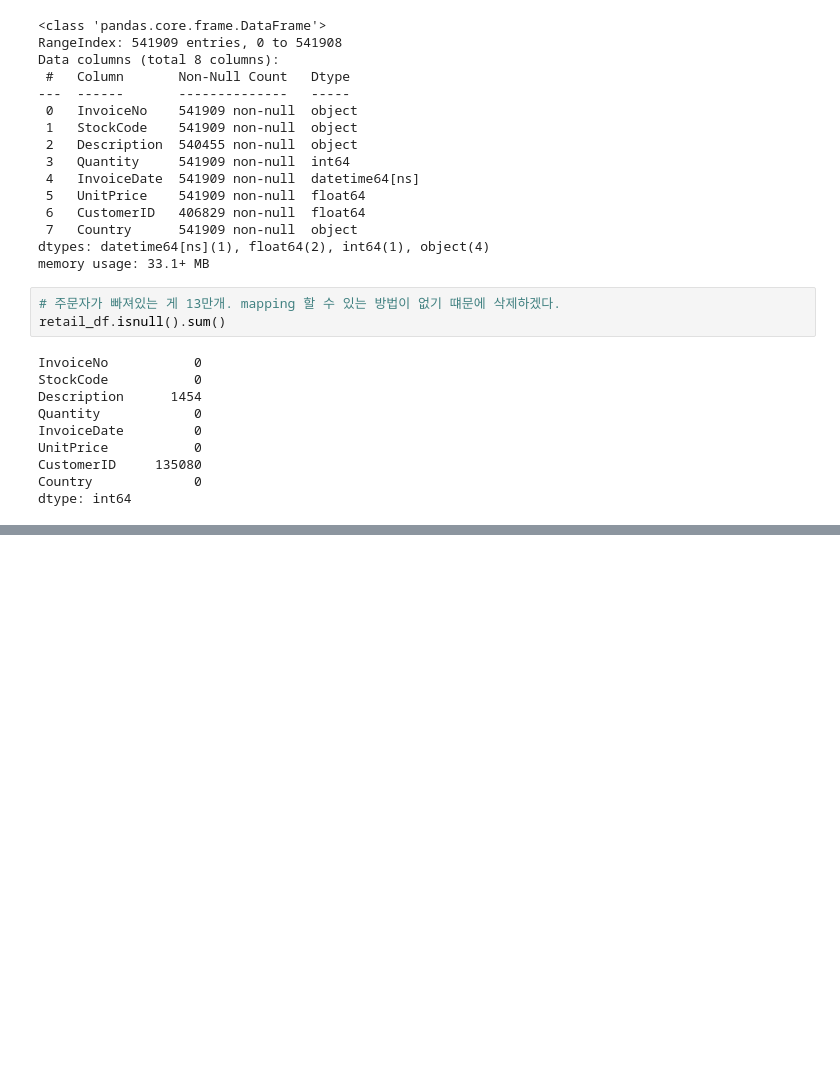
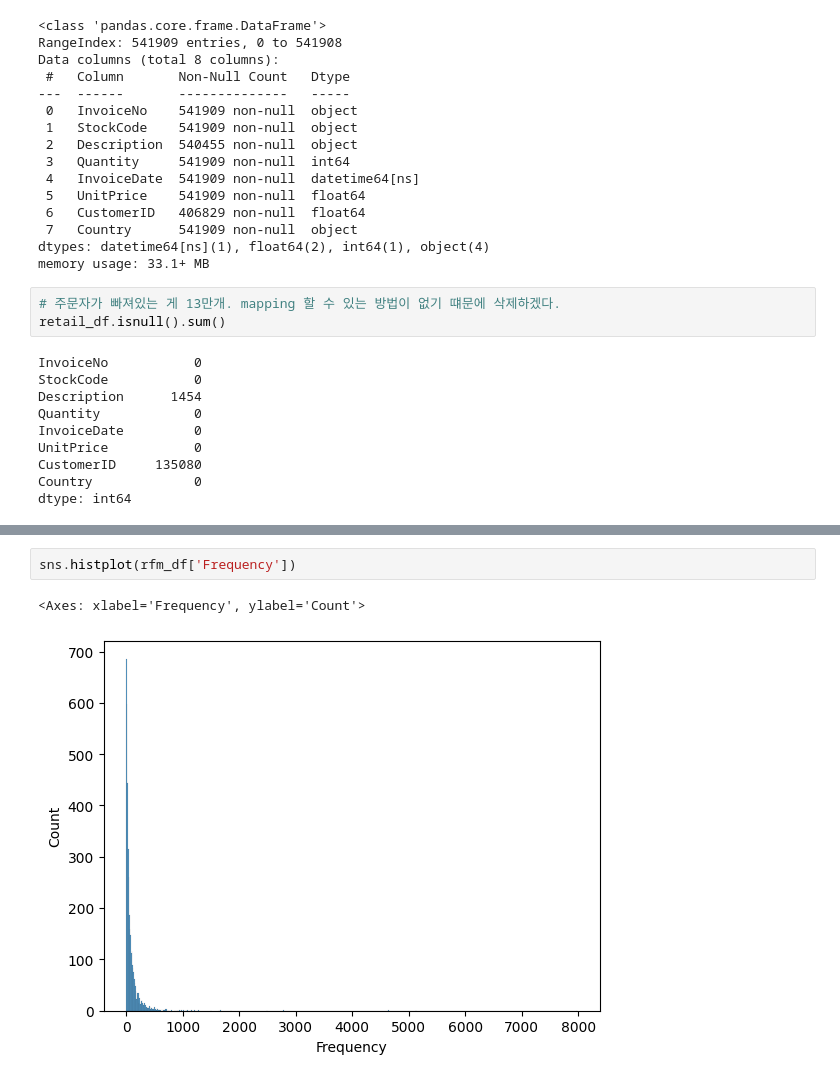
Before and after one commit to leon4study/Data, a Jupyter notebook: src/ML/intermediate/Unsupervised.ipynb, the cells around one changed output, grey strips where cells are left out. Drawn from its saved outputs; the diff is of its cells as text; blank space fills up the shorter version.

```diff
--- a/src/ML/intermediate/Unsupervised.ipynb
+++ b/src/ML/intermediate/Unsupervised.ipynb
@@ -144,0 +551,5 @@ dtype: int64
+# %%
+sns.histplot(rfm_df['Frequency'])
+# %% [output]
+<Axes: xlabel='Frequency', ylabel='Count'>
+[figure, added]
```
Also changed, not shown: parts of 41 cells of this notebook, 9 other files.
